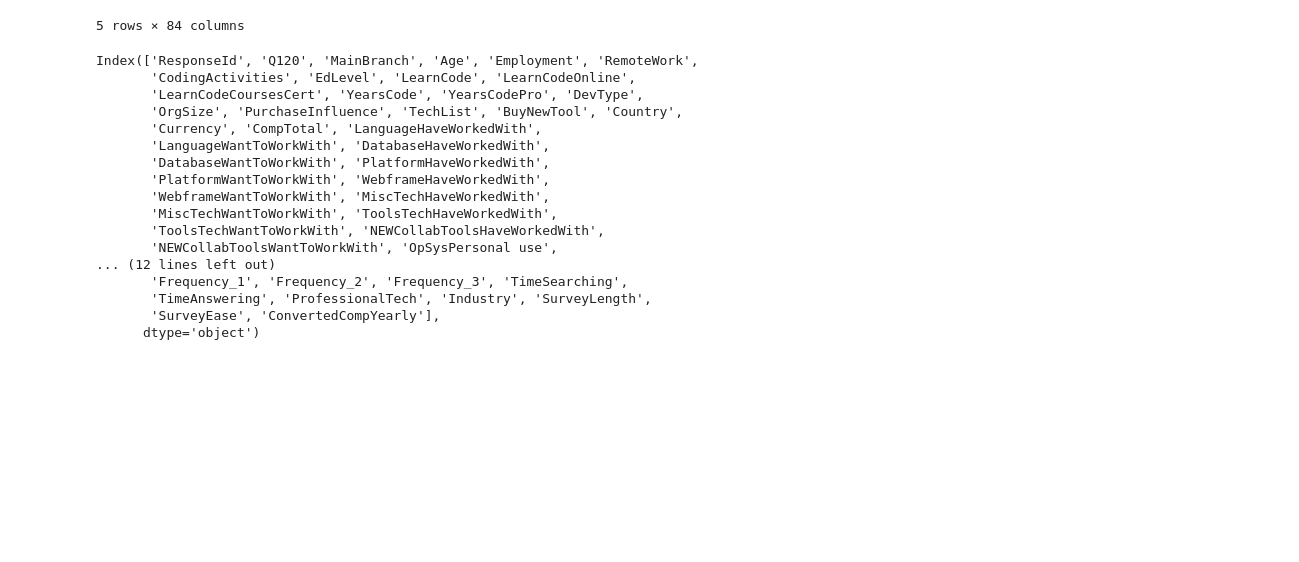
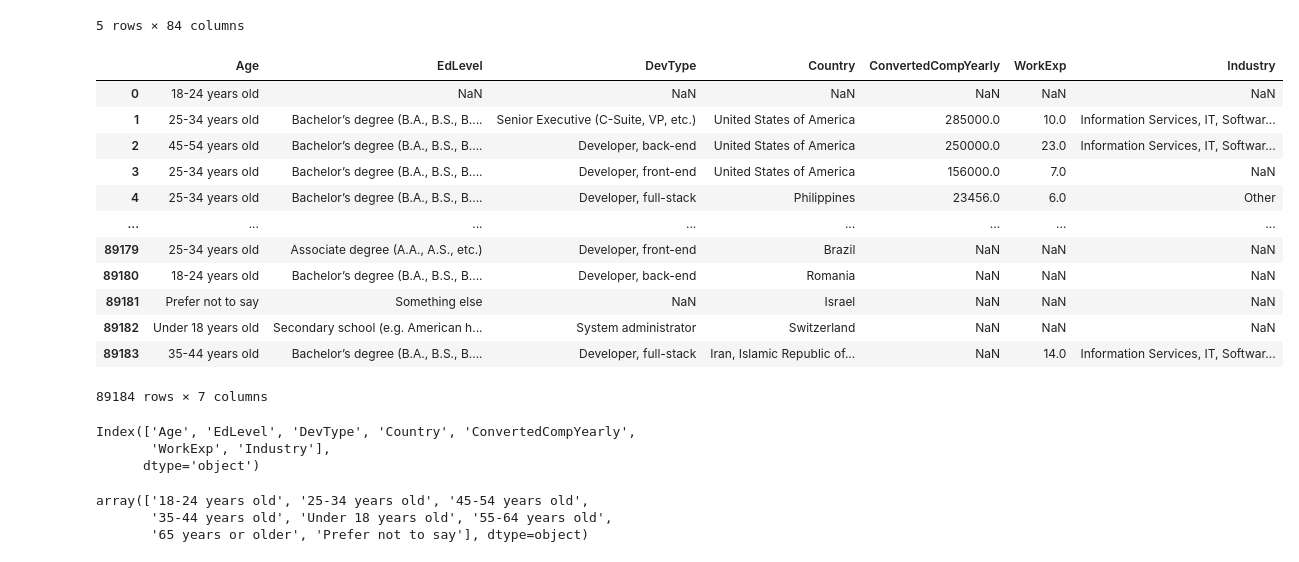
Before and after one commit to guruu27/EarnEstimator, a Jupyter notebook: EarnEstimator.ipynb, the cells around one changed output. Cells and saved outputs as stored; diff of their text form; code cells hidden in the pictures; blank space fills up the shorter version.

```diff
--- a/EarnEstimator.ipynb
+++ b/EarnEstimator.ipynb
@@ -18,24 +18,35 @@ df.head(5)
 | 3 | 4 | I agree | I am a developer by profession | 25-34 years old | Employed, full-time | Hybrid (some remote, some in-person) | Hobby | Bachelor’s degree (B.A., B.S., B.... | ... |
 | 4 | 5 | I agree | I am a developer by profession | 25-34 years old | Employed, full-time;Independent c... | Remote | Hobby;Contribute to open-source p... | Bachelor’s degree (B.A., B.S., B.... | ... |
 5 rows × 84 columns
-# %%
-#Checking our features
-df.columns
-# %% [output]
-Index(['ResponseId', 'Q120', 'MainBranch', 'Age', 'Employment', 'RemoteWork',
-       'CodingActivities', 'EdLevel', 'LearnCode', 'LearnCodeOnline',
-       'LearnCodeCoursesCert', 'YearsCode', 'YearsCodePro', 'DevType',
-       'OrgSize', 'PurchaseInfluence', 'TechList', 'BuyNewTool', 'Country',
-       'Currency', 'CompTotal', 'LanguageHaveWorkedWith',
-       'LanguageWantToWorkWith', 'DatabaseHaveWorkedWith',
-       'DatabaseWantToWorkWith', 'PlatformHaveWorkedWith',
-       'PlatformWantToWorkWith', 'WebframeHaveWorkedWith',
-       'WebframeWantToWorkWith', 'MiscTechHaveWorkedWith',
-       'MiscTechWantToWorkWith', 'ToolsTechHaveWorkedWith',
-       'ToolsTechWantToWorkWith', 'NEWCollabToolsHaveWorkedWith',
-       'NEWCollabToolsWantToWorkWith', 'OpSysPersonal use',
-... (12 lines left out)
-       'Frequency_1', 'Frequency_2', 'Frequency_3', 'TimeSearching',
-       'TimeAnswering', 'ProfessionalTech', 'Industry', 'SurveyLength',
-       'SurveyEase', 'ConvertedCompYearly'],
-      dtype='object')
+# %%
+#After Research Only these Columns are Selected
+df1 = df[['Age', 'EdLevel', 'DevType', 'Country', 'ConvertedCompYearly', 'WorkExp',
+       'Industry']]
+# %%
+df1
+# %% [output]
+|  | Age | EdLevel | DevType | Country | ConvertedCompYearly | WorkExp | Industry |
+| 0 | 18-24 years old | NaN | NaN | NaN | NaN | NaN | NaN |
+| 1 | 25-34 years old | Bachelor’s degree (B.A., B.S., B.... | Senior Executive (C-Suite, VP, etc.) | United States of America | 285000.0 | 10.0 | Information Services, IT, Softwar... |
+| 2 | 45-54 years old | Bachelor’s degree (B.A., B.S., B.... | Developer, back-end | United States of America | 250000.0 | 23.0 | Information Services, IT, Softwar... |
+| 3 | 25-34 years old | Bachelor’s degree (B.A., B.S., B.... | Developer, front-end | United States of America | 156000.0 | 7.0 | NaN |
+| 4 | 25-34 years old | Bachelor’s degree (B.A., B.S., B.... | Developer, full-stack | Philippines | 23456.0 | 6.0 | Other |
+| ... | ... | ... | ... | ... | ... | ... | ... |
+| 89179 | 25-34 years old | Associate degree (A.A., A.S., etc.) | Developer, front-end | Brazil | NaN | NaN | NaN |
+| 89180 | 18-24 years old | Bachelor’s degree (B.A., B.S., B.... | Developer, back-end | Romania | NaN | NaN | NaN |
+| 89181 | Prefer not to say | Something else | NaN | Israel | NaN | NaN | NaN |
+| 89182 | Under 18 years old | Secondary school (e.g. American h... | System administrator | Switzerland | NaN | NaN | NaN |
+| 89183 | 35-44 years old | Bachelor’s degree (B.A., B.S., B.... | Developer, full-stack | Iran, Islamic Republic of... | NaN | 14.0 | Information Services, IT, Softwar... |
+89184 rows × 7 columns
+# %%
+df1.columns
+# %% [output]
+Index(['Age', 'EdLevel', 'DevType', 'Country', 'ConvertedCompYearly',
+       'WorkExp', 'Industry'],
+      dtype='object')
+# %%
+df1.Age.unique()
+# %% [output]
+array(['18-24 years old', '25-34 years old', '45-54 years old',
+       '35-44 years old', 'Under 18 years old', '55-64 years old',
+       '65 years or older', 'Prefer not to say'], dtype=object)
```
Also changed, not shown: parts of 18 cells of this notebook.
